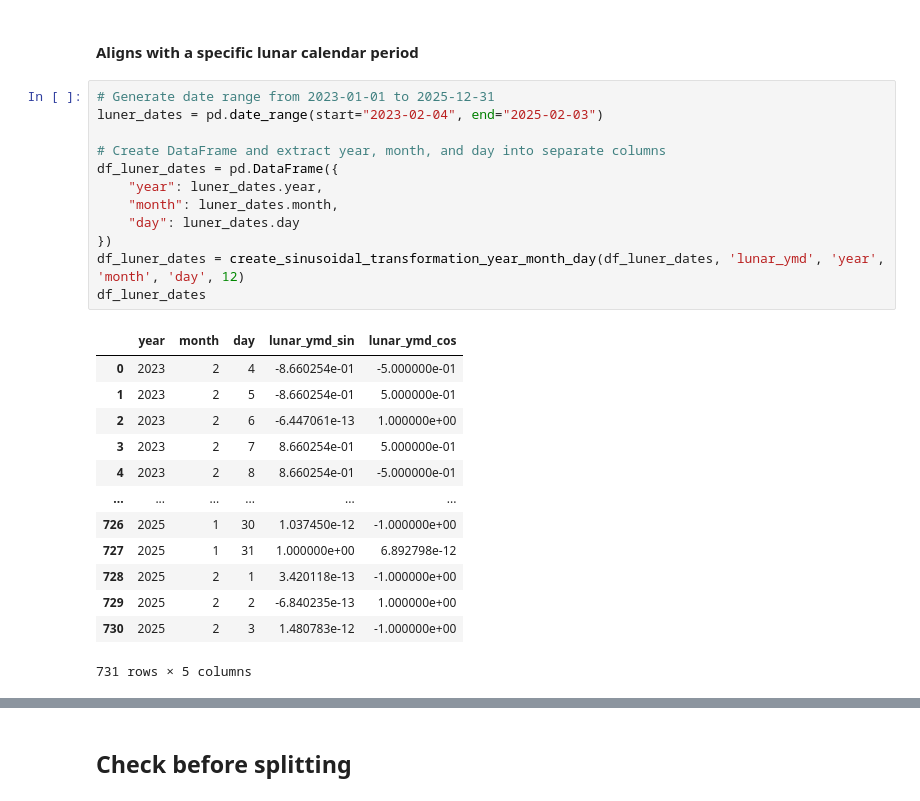
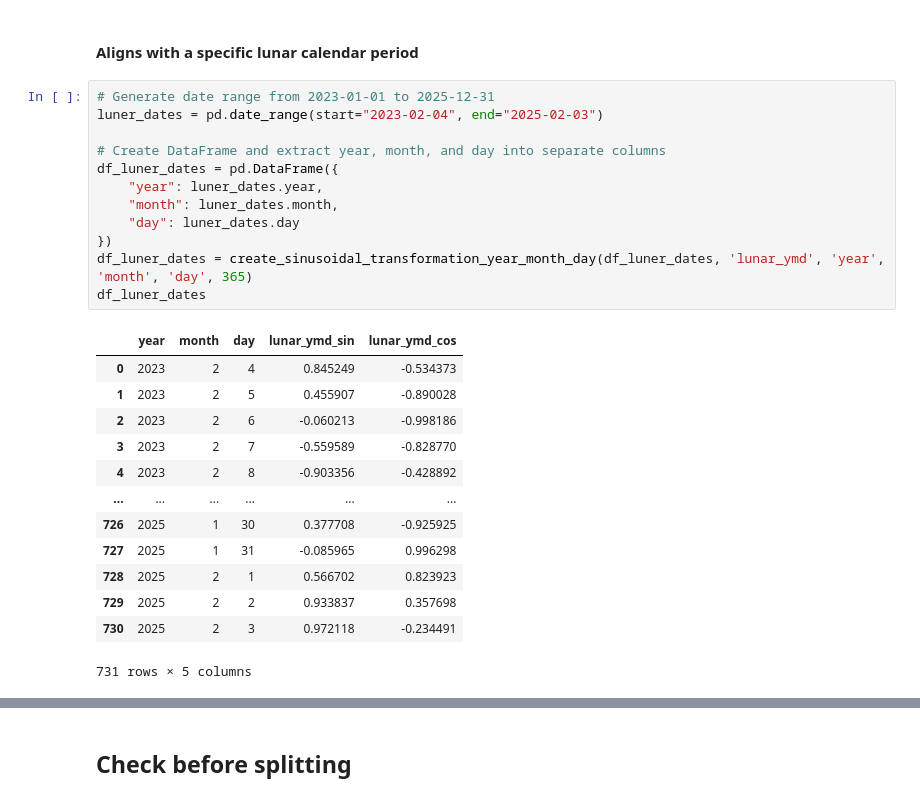
Before and after one commit to chiseanchang0727/aicup-predict-energy-generation, a Jupyter notebook: test_region/Predict_1_Sean.ipynb, the cells around one changed output, grey strips where cells are left out. Saved outputs shown, nothing was run; the diff lists cells and outputs as text.

```diff
--- a/test_region/Predict_1_Sean.ipynb
+++ b/test_region/Predict_1_Sean.ipynb
@@ -141,28 +141,28 @@ df_general_dates
 # %%
 # Generate date range from 2023-01-01 to 2025-12-31
 luner_dates = pd.date_range(start="2023-02-04", end="2025-02-03")
 
 # Create DataFrame and extract year, month, and day into separate columns
 df_luner_dates = pd.DataFrame({
     "year": luner_dates.year,
     "month": luner_dates.month,
     "day": luner_dates.day
 })
-df_luner_dates = create_sinusoidal_transformation_year_month_day(df_luner_dates, 'lunar_ymd', 'year', 'month', 'day', 12)
+df_luner_dates = create_sinusoidal_transformation_year_month_day(df_luner_dates, 'lunar_ymd', 'year', 'month', 'day', 365)
 df_luner_dates
 # %% [output]
 |  | year | month | day | lunar_ymd_sin | lunar_ymd_cos |
-| 0 | 2023 | 2 | 4 | -8.660254e-01 | -5.000000e-01 |
-| 1 | 2023 | 2 | 5 | -8.660254e-01 | 5.000000e-01 |
-| 2 | 2023 | 2 | 6 | -6.447061e-13 | 1.000000e+00 |
-| 3 | 2023 | 2 | 7 | 8.660254e-01 | 5.000000e-01 |
-| 4 | 2023 | 2 | 8 | 8.660254e-01 | -5.000000e-01 |
+| 0 | 2023 | 2 | 4 | 0.845249 | -0.534373 |
+| 1 | 2023 | 2 | 5 | 0.455907 | -0.890028 |
+| 2 | 2023 | 2 | 6 | -0.060213 | -0.998186 |
+| 3 | 2023 | 2 | 7 | -0.559589 | -0.828770 |
+| 4 | 2023 | 2 | 8 | -0.903356 | -0.428892 |
 | ... | ... | ... | ... | ... | ... |
-| 726 | 2025 | 1 | 30 | 1.037450e-12 | -1.000000e+00 |
-| 727 | 2025 | 1 | 31 | 1.000000e+00 | 6.892798e-12 |
-| 728 | 2025 | 2 | 1 | 3.420118e-13 | -1.000000e+00 |
-| 729 | 2025 | 2 | 2 | -6.840235e-13 | 1.000000e+00 |
-| 730 | 2025 | 2 | 3 | 1.480783e-12 | -1.000000e+00 |
+| 726 | 2025 | 1 | 30 | 0.377708 | -0.925925 |
+| 727 | 2025 | 1 | 31 | -0.085965 | 0.996298 |
+| 728 | 2025 | 2 | 1 | 0.566702 | 0.823923 |
+| 729 | 2025 | 2 | 2 | 0.933837 | 0.357698 |
+| 730 | 2025 | 2 | 3 | 0.972118 | -0.234491 |
 731 rows × 5 columns
 # %%
 df_fe_result = create_time_features(df_standardized, 'datetime')
```
Also changed, not shown: parts of 7 cells of this notebook, 4 other files.
